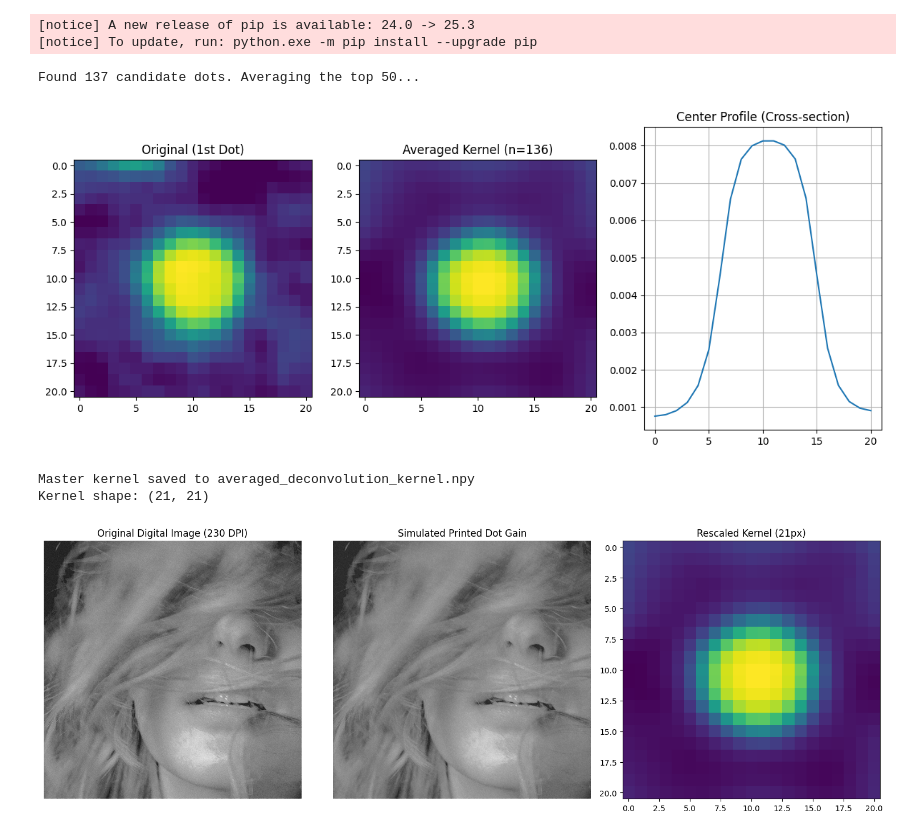
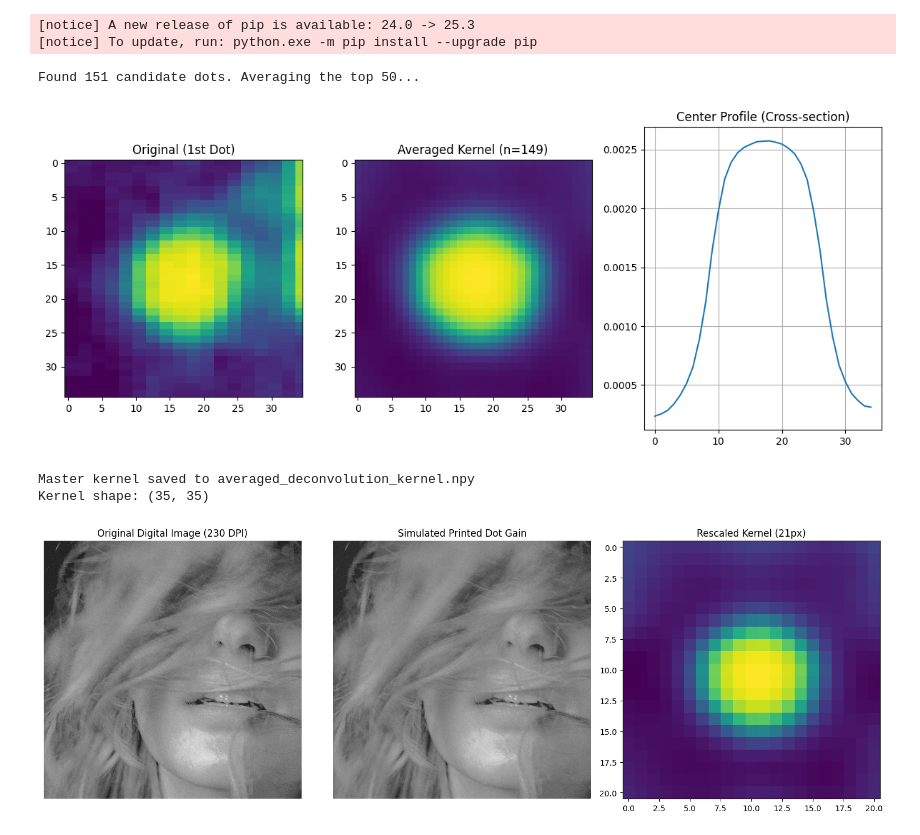
Before and after one commit to fun3md/maptoposter, a Jupyter notebook: jupyter/dotgain_calibration.ipynb, the cells around one changed output. Drawn from its saved outputs; the diff is of its cells as text; code cells hidden in the pictures.

```diff
--- a/jupyter/dotgain_calibration.ipynb
+++ b/jupyter/dotgain_calibration.ipynb
@@ -422,8 +422,8 @@ import numpy as np
 import matplotlib.pyplot as plt
 
 # 1. Configuration
-image_path = 'dotdetail.png'
-kernel_size = 21         # Size of the kernel (odd number)
+image_path = 'out_wash2detail.png'
+kernel_size = 35         # Size of the kernel (odd number)
 num_dots_to_average = 50 # Number of dots to find and average
 kernel_filename = 'averaged_deconvolution_kernel.npy'
 
@@ -479,37 +479,37 @@ if not kernels:
 # Average all extracted dots
 master_kernel = np.mean(kernels, axis=0)
 
 # 5. Final Normalization
 # Kernel must sum to 1.0 for deconvolution to maintain image brightness
 master_kernel /= master_kernel.sum()
 
 # 6. Save and Visualize
 np.save(kernel_filename, master_kernel)
 
 plt.figure(figsize=(12, 5))
 plt.subplot(1, 3, 1)
 plt.title("Original (1st Dot)")
 plt.imshow(kernels[0], cmap='viridis')
 
 plt.subplot(1, 3, 2)
 plt.title(f"Averaged Kernel (n={len(kernels)})")
 plt.imshow(master_kernel, cmap='viridis')
 
 plt.subplot(1, 3, 3)
 plt.title("Center Profile (Cross-section)")
 plt.plot(master_kernel[half, :])
 plt.grid(True)
 
 plt.tight_layout()
 plt.show()
 
 print(f"Master kernel saved to {kernel_filename}")
 print(f"Kernel shape: {master_kernel.shape}")
 # %% [output]
-Found 137 candidate dots. Averaging the top 50...
+Found 151 candidate dots. Averaging the top 50...
-[figure, old version]
+[figure, new version]
 Master kernel saved to averaged_deconvolution_kernel.npy
-Kernel shape: (21, 21)
+Kernel shape: (35, 35)
 # %%
 import cv2
 import numpy as np
```
Also changed, not shown: 4 other files.
